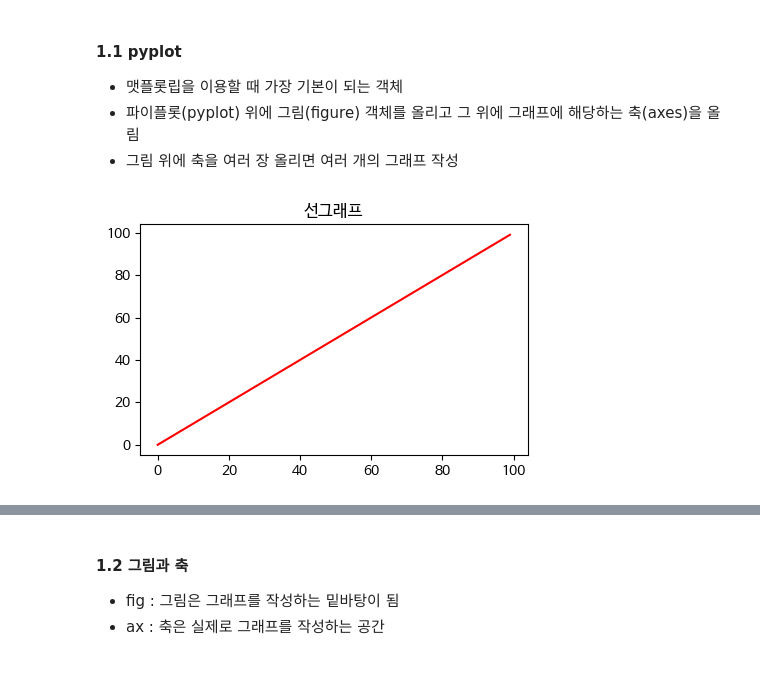
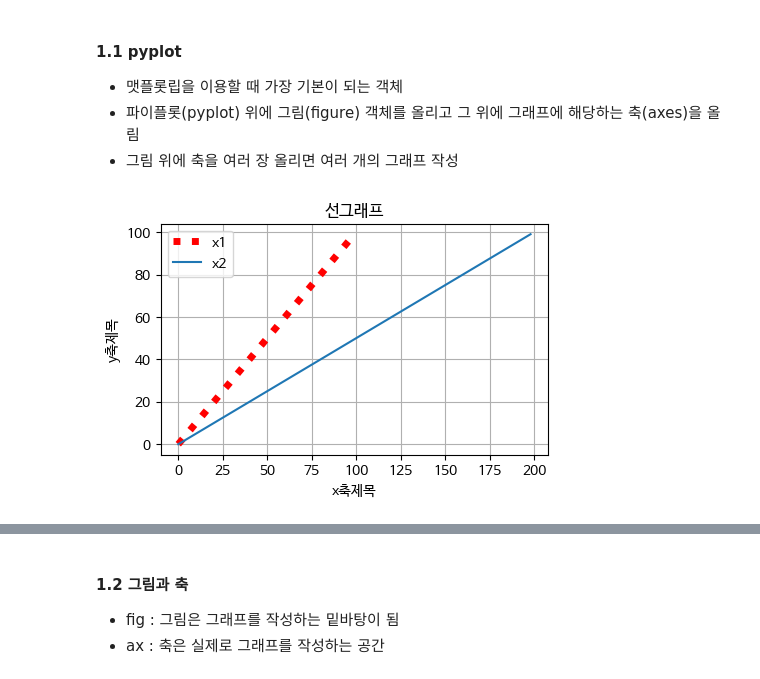
Before and after one commit to ParkGeunHae/dataAnalysis, a Jupyter notebook: 2_데이터분석_02_라이브러리_Matplotlib_배포.ipynb, the cells around one changed output, grey strips where cells are left out. Cells and saved outputs as stored; diff of their text form; code cells hidden in the pictures.

```diff
--- a/2_데이터분석_02_라이브러리_Matplotlib_배포.ipynb
+++ b/2_데이터분석_02_라이브러리_Matplotlib_배포.ipynb
@@ -133,13 +133,23 @@ fc-cache: succeeded
 # %%
 # matplotlib 모듈 호출
 import matplotlib.pyplot as plt
 
-plt.rcParams['font.family']='NanumBarunGothic'
-plt.rcParams['figure.figsize']=(5,3)
-x=range(100)
+#rcParams : global변수 같은 것
+
+plt.rcParams['font.family']='NanumBarunGothic'  #한글 폰트 지정(코랩:NanumBarunGothic,윈도우:Malgun Gothic)
+plt.rcParams['figure.figsize']=(5,3)            #그래프 크기
+plt.rcParams['axes.unicode_minus']=False        #그래프에서 마이너스 표시
+x1=range(100)
+x2=range(0,200,2)
 y=range(100)
-plt.plot(x,y,c='r')
+plt.plot(x1,y,
+         c='r',linestyle='dotted',linewidth=5,label='x1')
+plt.plot(x2,y,label='x2')
 plt.title('선그래프')
+plt.grid()
+plt.xlabel('x축제목')
+plt.ylabel('y축제목')
+plt.legend()
 plt.show()
 # %% [output]
-[figure, old version]
+[figure, new version]
```
Also changed, not shown: parts of 64 cells of this notebook.
